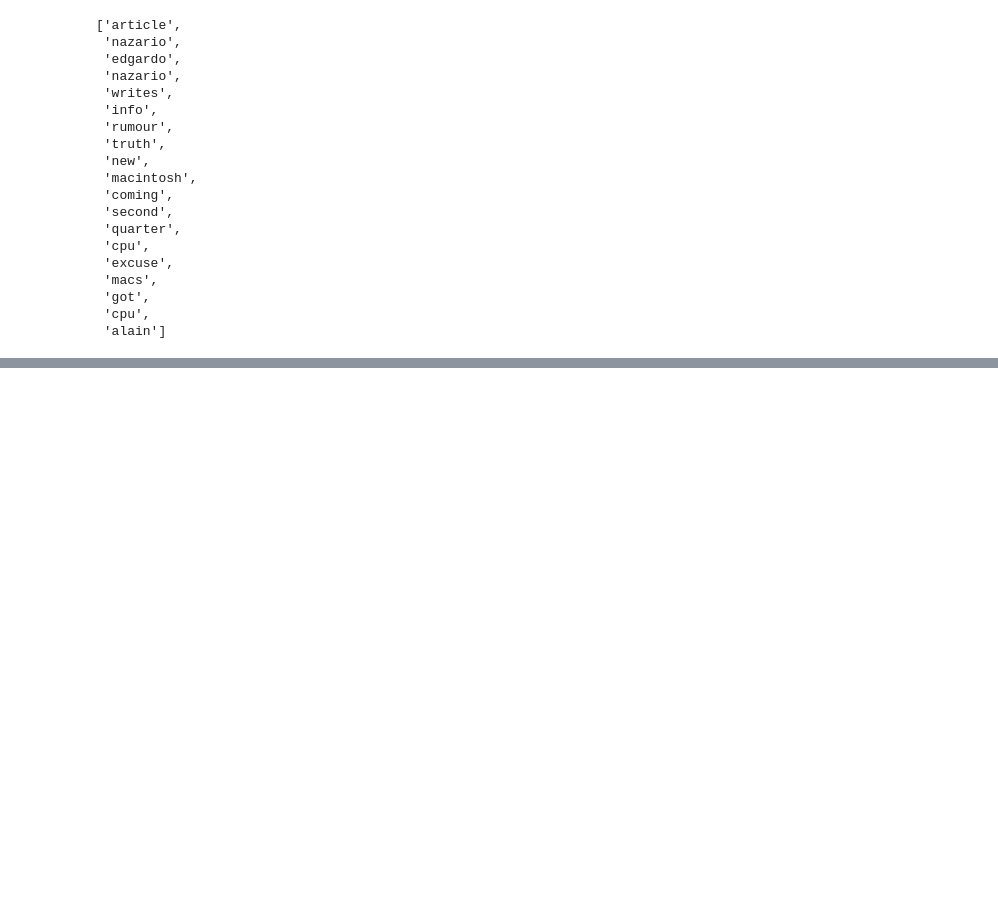
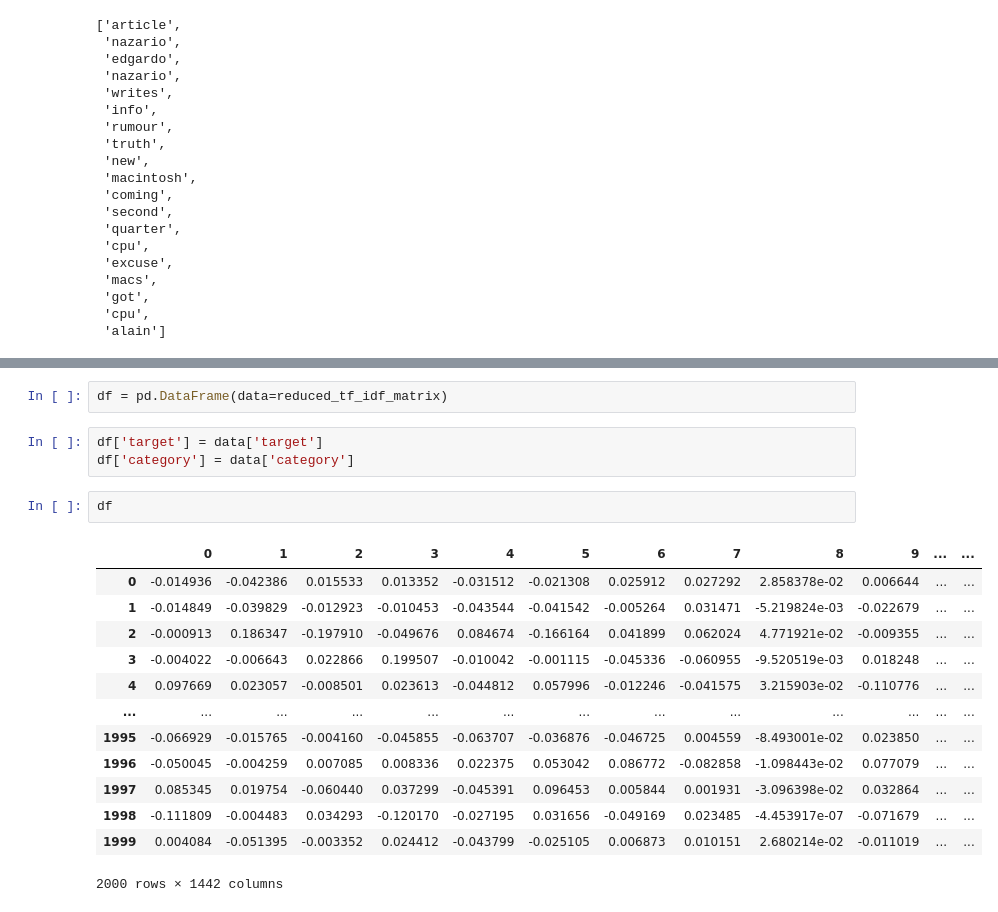
Before and after one commit to Anaskhan8003/Twenty-NewsGroups-Clustering, a Jupyter notebook: src.ipynb, the cells around one changed output, grey strips where cells are left out. Saved outputs shown, nothing was run; the diff lists cells and outputs as text; blank space fills up the shorter version.

```diff
--- a/src.ipynb
+++ b/src.ipynb
@@ -356,0 +586,21 @@ data['text'][0]
+# %%
+df = pd.DataFrame(data=reduced_tf_idf_matrix)
+# %%
+df['target'] = data['target']
+df['category'] = data['category']
+# %%
+df
+# %% [output]
+|  | 0 | 1 | 2 | 3 | 4 | 5 | 6 | 7 | 8 | 9 | ... | ... |
+| 0 | -0.014936 | -0.042386 | 0.015533 | 0.013352 | -0.031512 | -0.021308 | 0.025912 | 0.027292 | 2.858378e-02 | 0.006644 | ... | ... |
+| 1 | -0.014849 | -0.039829 | -0.012923 | -0.010453 | -0.043544 | -0.041542 | -0.005264 | 0.031471 | -5.219824e-03 | -0.022679 | ... | ... |
+| 2 | -0.000913 | 0.186347 | -0.197910 | -0.049676 | 0.084674 | -0.166164 | 0.041899 | 0.062024 | 4.771921e-02 | -0.009355 | ... | ... |
+| 3 | -0.004022 | -0.006643 | 0.022866 | 0.199507 | -0.010042 | -0.001115 | -0.045336 | -0.060955 | -9.520519e-03 | 0.018248 | ... | ... |
+| 4 | 0.097669 | 0.023057 | -0.008501 | 0.023613 | -0.044812 | 0.057996 | -0.012246 | -0.041575 | 3.215903e-02 | -0.110776 | ... | ... |
+| ... | ... | ... | ... | ... | ... | ... | ... | ... | ... | ... | ... | ... |
+| 1995 | -0.066929 | -0.015765 | -0.004160 | -0.045855 | -0.063707 | -0.036876 | -0.046725 | 0.004559 | -8.493001e-02 | 0.023850 | ... | ... |
+| 1996 | -0.050045 | -0.004259 | 0.007085 | 0.008336 | 0.022375 | 0.053042 | 0.086772 | -0.082858 | -1.098443e-02 | 0.077079 | ... | ... |
+| 1997 | 0.085345 | 0.019754 | -0.060440 | 0.037299 | -0.045391 | 0.096453 | 0.005844 | 0.001931 | -3.096398e-02 | 0.032864 | ... | ... |
+| 1998 | -0.111809 | -0.004483 | 0.034293 | -0.120170 | -0.027195 | 0.031656 | -0.049169 | 0.023485 | -4.453917e-07 | -0.071679 | ... | ... |
+| 1999 | 0.004084 | -0.051395 | -0.003352 | 0.024412 | -0.043799 | -0.025105 | 0.006873 | 0.010151 | 2.680214e-02 | -0.011019 | ... | ... |
+2000 rows × 1442 columns
```
Also changed, not shown: parts of 32 cells of this notebook.
